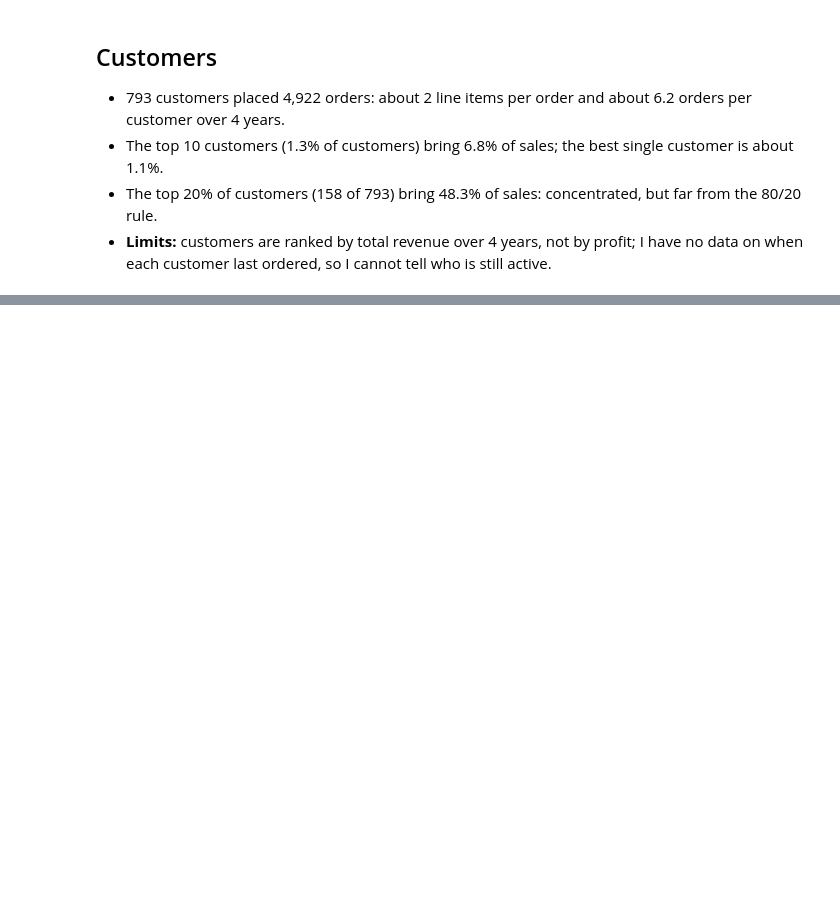
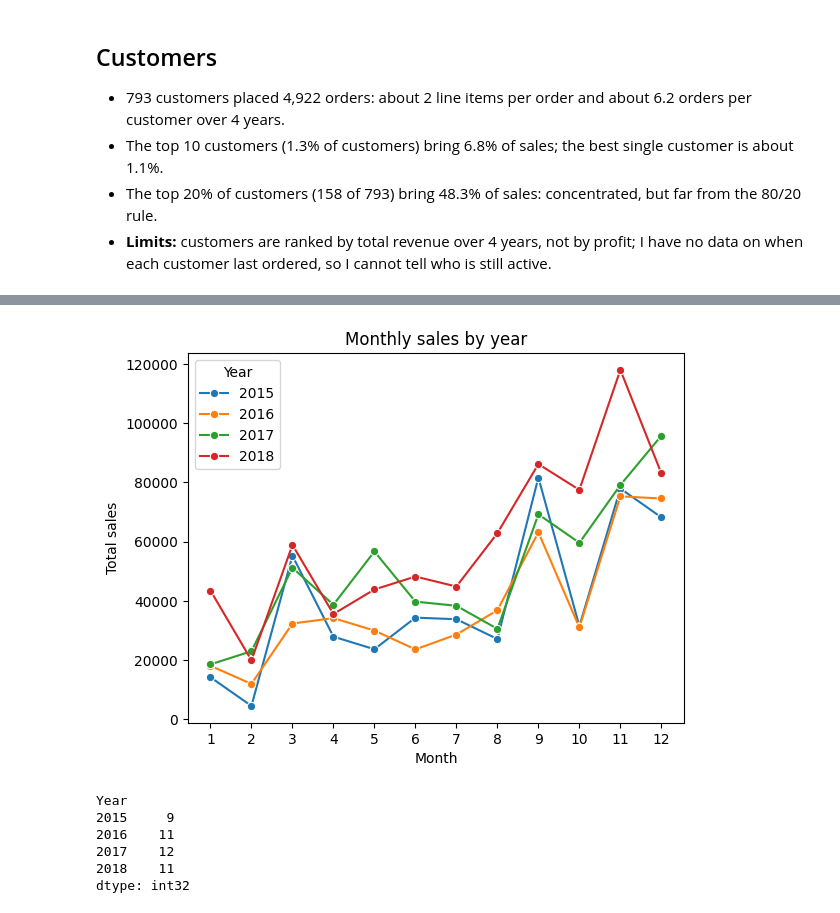
Before and after one commit to Bilal-data/superstore-sales-analysis, a Jupyter notebook: superstore_sales_analysis.ipynb, the cells around one changed output, grey strips where cells are left out. Drawn from its saved outputs; the diff is of its cells as text; code cells hidden in the pictures; blank space fills up the shorter version.

```diff
--- a/superstore_sales_analysis.ipynb
+++ b/superstore_sales_analysis.ipynb
@@ -198,3 +198,7 @@ print(by_customer.head(n).sum() / by_customer.sum() * 100)
 - The top 10 customers (1.3% of customers) bring 6.8% of sales; the best single customer is about 1.1%.
 - The top 20% of customers (158 of 793) bring 48.3% of sales: concentrated, but far from the 80/20 rule.
 - **Limits:** customers are ranked by total revenue over 4 years, not by profit; I have no data on when each customer last ordered, so I cannot tell who is still active.
+# %%
+sales["Month"] = sales["Order Date"].dt.month
+monthly = sales.groupby("Month")["Sales"].sum().round(0)
+monthly
@@ -200,0 +221,22 @@ print(by_customer.head(n).sum() / by_customer.sum() * 100)
+# %%
+by_month = sales.groupby(["Year", "Month"])["Sales"].sum().reset_index()
+
+sns.lineplot(data=by_month, x="Month", y="Sales", hue="Year",
+             marker="o", palette="tab10")
+plt.xticks(range(1, 13))
+plt.title("Monthly sales by year")
+plt.ylabel("Total sales")
+plt.show()
+# %% [output]
+[figure, added]
+# %%
+pm = sales.pivot_table(index="Month", columns="Year",
+                       values="Sales", aggfunc="sum").round(0)
+print(pm.idxmax())
+# %% [output]
+Year
+2015     9
+2016    11
+2017    12
+2018    11
+dtype: int32
```
Also changed, not shown: parts of 2 cells of this notebook.
